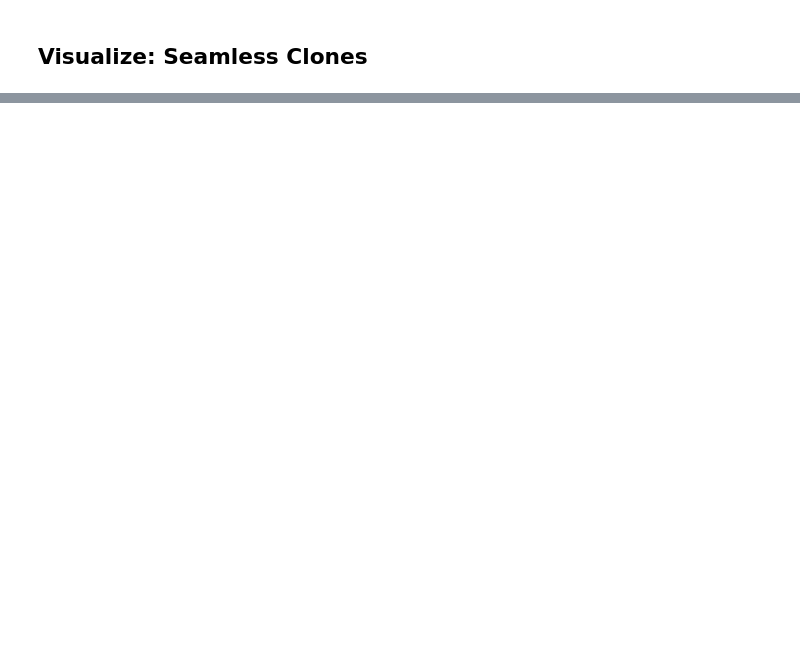
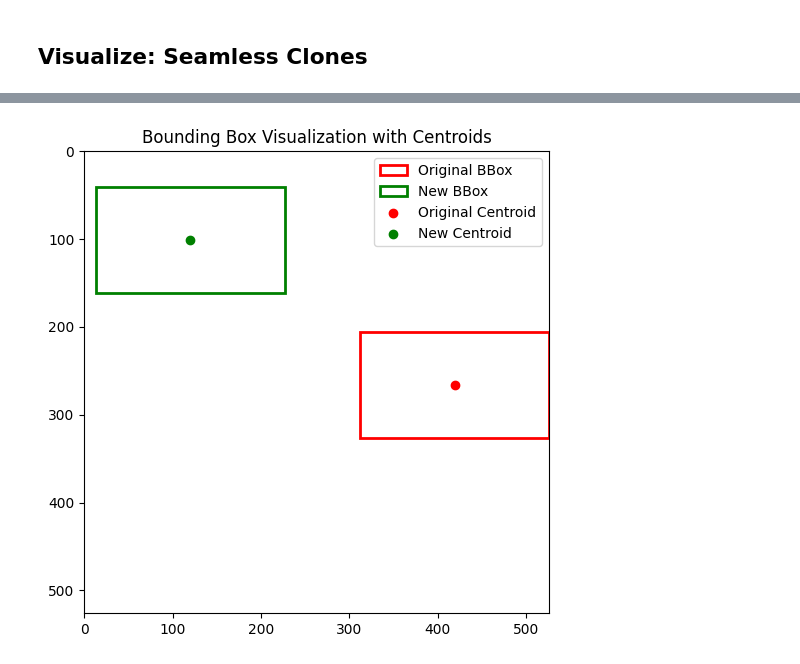
Before and after one commit to ElanoBeer/synthetic-satellite-pipeline, a Jupyter notebook: notebooks/seamless-cloning.ipynb, the cells around one changed output, grey strips where cells are left out. Cells and saved outputs as stored; diff of their text form; code cells hidden in the pictures; blank space fills up the shorter version.

```diff
--- a/notebooks/seamless-cloning.ipynb
+++ b/notebooks/seamless-cloning.ipynb
@@ -263,0 +286,7 @@ display_images(
+# %%
+xml_src = "C:/Users/20202016/Documents/Master/Master's Thesis/Datasets/HRSC2016/Annotations/100000085.xml"
+xml_dst = "C:/Users/20202016/Documents/Master/Master's Thesis/Datasets/HRSC2016/Annotations/100001660.xml"
+
+# Obtain bounding boxes
+src_boxes, _ = parse_voc_xml(xml_src)
+dst_boxes, _ = parse_voc_xml(xml_dst)
@@ -263,0 +396,45 @@ display_images(
+# %%
+def visualize_bboxes(original_bbox, new_bbox):
+    """
+    Visualizes the original and new bounding boxes with centroids on a blank plot.
+
+    Args:
+        original_bbox (list): [x_min, y_min, x_max, y_max] for the original bounding box.
+        new_bbox (list): [x_min, y_min, x_max, y_max] for the new bounding box.
+        image_size (tuple): Size of the plot (height, width).
+    """
+    fig, ax = plt.subplots(figsize=(6, 6))
+    max_size = max(np.unique([original_bbox + new_bbox]))
+    ax.set_xlim(0, max_size)
+    ax.set_ylim(0, max_size)
+
+    # Invert Y-axis to match image coordinate system
+    ax.invert_yaxis()
+
+    # Extract coordinates
+    ox_min, oy_min, ox_max, oy_max = original_bbox
+    nx_min, ny_min, nx_max, ny_max = new_bbox
+
+    # Compute centroids
+    original_centroid = ((ox_min + ox_max) / 2, (oy_min + oy_max) / 2)
+    new_centroid = ((nx_min + nx_max) / 2, (ny_min + ny_max) / 2)
+
+    # Draw bounding boxes
+    ax.add_patch(plt.Rectangle((ox_min, oy_min), ox_max - ox_min, oy_max - oy_min,
+                               edgecolor='red', linewidth=2, fill=False, label="Original BBox"))
+    ax.add_patch(plt.Rectangle((nx_min, ny_min), nx_max - nx_min, ny_max - ny_min,
+                               edgecolor='green', linewidth=2, fill=False, label="New BBox"))
+
+    # Plot centroids
+    ax.scatter(*original_centroid, color='red', marker='o', label="Original Centroid")
+    ax.scatter(*new_centroid, color='green', marker='o', label="New Centroid")
+
+    # Titles and legend
+    ax.set_title("Bounding Box Visualization with Centroids")
+    ax.legend()
+    plt.show()
+
+# Visualize
+visualize_bboxes(src_boxes[0], new_bbox)
+# %% [output]
+[figure, added]
```
Also changed, not shown: parts of 11 cells of this notebook.
